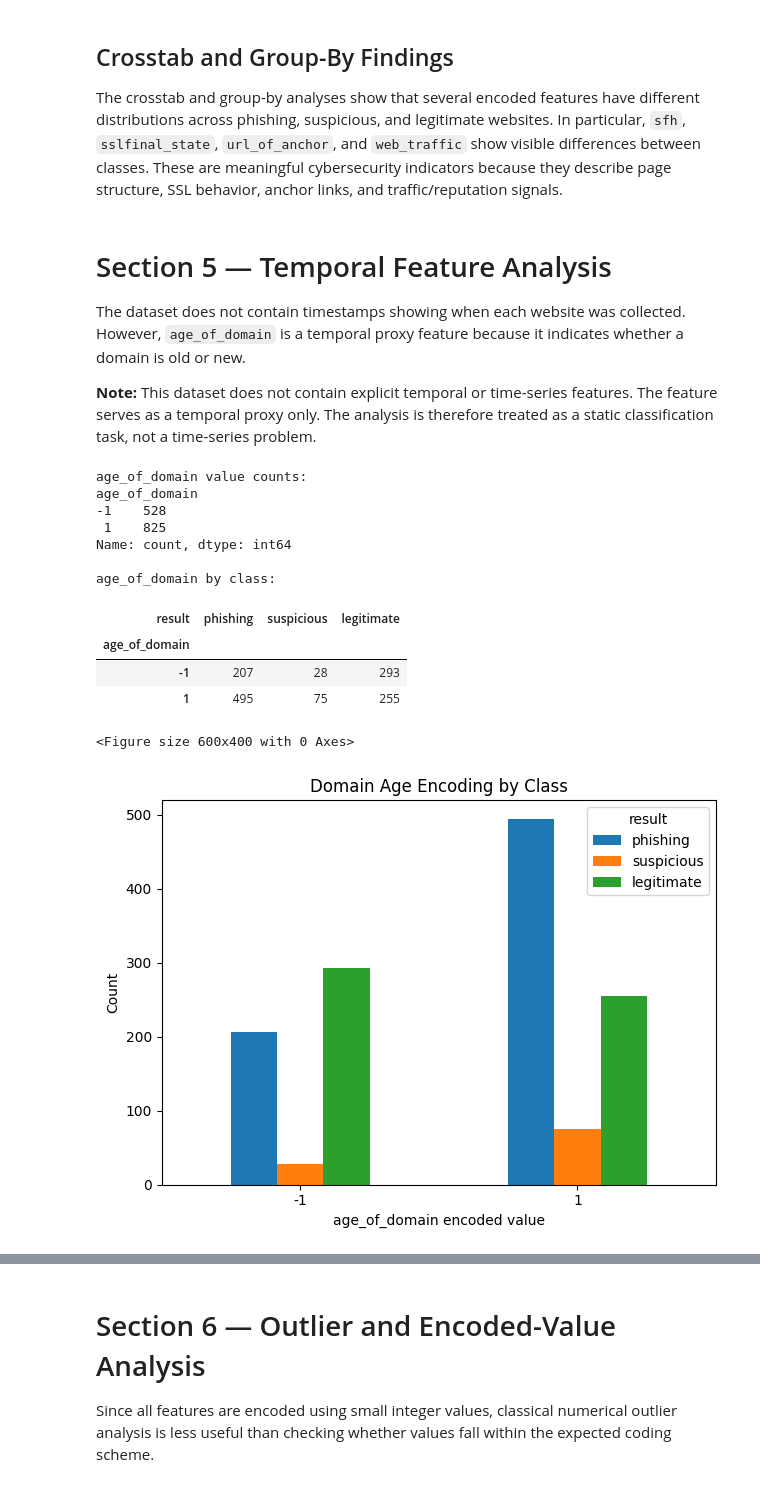
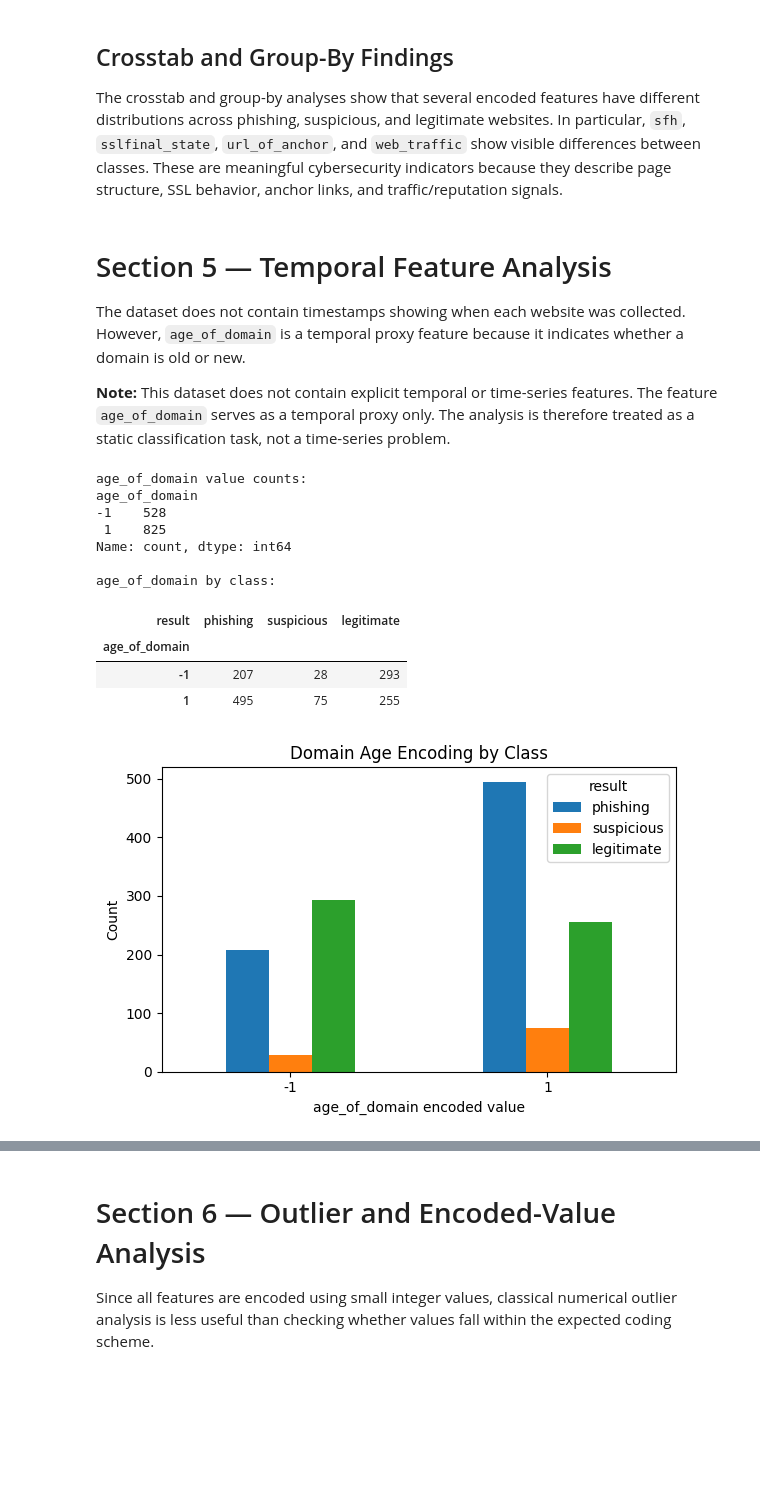
Before and after one commit to ShadaMazzawi/website-phishing-detection-project, a Jupyter notebook: Website_Phishing_Project.ipynb, the cells around one changed output, grey strips where cells are left out. Saved outputs shown, nothing was run; the diff lists cells and outputs as text; code cells hidden in the pictures; blank space fills up the shorter version.

```diff
--- a/Website_Phishing_Project.ipynb
+++ b/Website_Phishing_Project.ipynb
@@ -85,10 +78,42 @@ Helper function defined: evaluate_model
 # %%
-df = pd.read_csv("/content/Website Phishing.csv")
+# Look for the dataset in the working directory first, then in the
+# Colab default upload location (/content/), so the notebook runs the
+# same way locally, in Jupyter, or in Google Colab without editing paths.
+CSV_CANDIDATES = [
+    "Website Phishing.csv",
+    "Website_Phishing.csv",
+    "/content/Website Phishing.csv",
+    "/content/Website_Phishing.csv",
+]
+ZIP_CANDIDATES = [
+    "website-phishing-data-set.zip",
+    "/content/website-phishing-data-set.zip",
+]
+
+csv_path = next((p for p in CSV_CANDIDATES if os.path.exists(p)), None)
+
+if csv_path is None:
+    zip_path = next((p for p in ZIP_CANDIDATES if os.path.exists(p)), None)
+    if zip_path is not None:
+        with zipfile.ZipFile(zip_path) as z:
+            csv_names = [n for n in z.namelist() if n.lower().endswith(".csv")]
+            z.extractall(".")
+        if csv_names:
+            csv_path = csv_names[0]
+
+if csv_path is None:
+    raise FileNotFoundError(
+        "Could not find 'Website Phishing.csv'. Place the CSV (or the Kaggle "
+        "ZIP containing it) in the working directory, or in /content/ if running "
+        "in Google Colab."
+    )
+
+df = pd.read_csv(csv_path)
 
 # Clean column names to make later code easier and consistent
 df.columns = df.columns.str.strip().str.lower()
 
-print("Dataset loaded successfully.")
+print("Dataset loaded successfully from:", csv_path)
 print("Shape:", df.shape)
 
 display(df.head())
@@ -378,36 +399,34 @@ The crosstab and group-by analyses show that several encoded features have diffe
 
 The dataset does not contain timestamps showing when each website was collected. However, `age_of_domain` is a temporal proxy feature because it indicates whether a domain is old or new.
 
-**Note:** This dataset does not contain explicit temporal or time-series features. The feature  serves as a temporal proxy only. The analysis is therefore treated as a static classification task, not a time-series problem.
+**Note:** This dataset does not contain explicit temporal or time-series features. The feature `age_of_domain` serves as a temporal proxy only. The analysis is therefore treated as a static classification task, not a time-series problem.
 # %%
 print("age_of_domain value counts:")
 print(df["age_of_domain"].value_counts().sort_index())
 
 print("\nage_of_domain by class:")
 display(pd.crosstab(df["age_of_domain"], df["result"], rownames=["age_of_domain"], colnames=["result"]).rename(columns=class_names))
 
-plt.figure(figsize=(6, 4))
-pd.crosstab(df["age_of_domain"], df["result"]).rename(columns=class_names).plot(kind="bar")
+pd.crosstab(df["age_of_domain"], df["result"]).rename(columns=class_names).plot(kind="bar", figsize=(6, 4))
 plt.title("Domain Age Encoding by Class")
 plt.xlabel("age_of_domain encoded value")
 plt.ylabel("Count")
 plt.xticks(rotation=0)
 plt.tight_layout()
 plt.show()
 # %% [output]
 age_of_domain value counts:
 age_of_domain
 -1    528
  1    825
 Name: count, dtype: int64
 
 age_of_domain by class:
 | result | phishing | suspicious | legitimate |
 | age_of_domain |  |  |  |
 | -1 | 207 | 28 | 293 |
 | 1 | 495 | 75 | 255 |
-<Figure size 600x400 with 0 Axes>
-[figure, old version]
+[figure, new version]
 # %% [markdown]
 ## Temporal Analysis Findings
 
```
Also changed, not shown: parts of 17 cells of this notebook.
